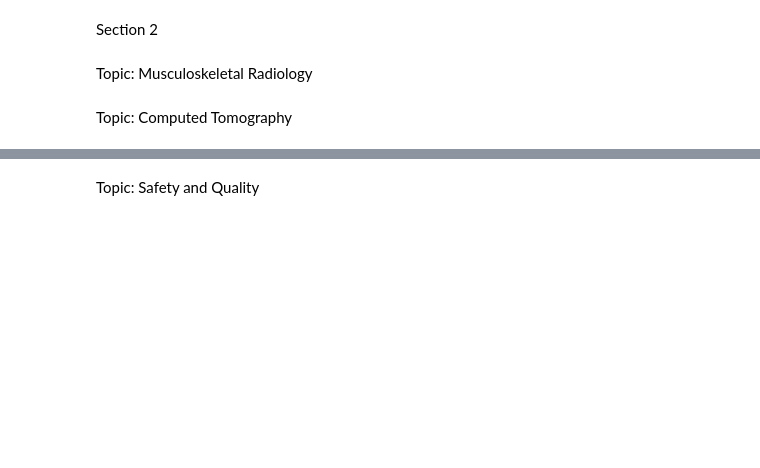
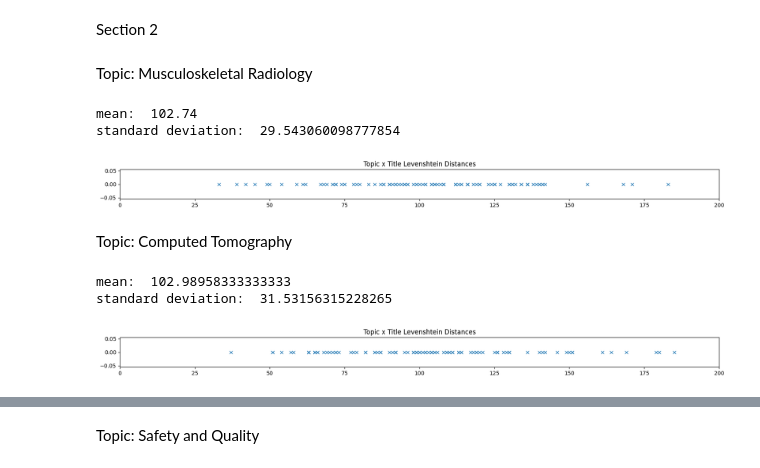
Before and after one commit to mmouru/nlp-text-categorization, a Jupyter notebook: step2.ipynb, the cells around one changed output, grey strips where cells are left out. Cells and saved outputs as stored; diff of their text form; code cells hidden in the pictures; blank space fills up the shorter version.

```diff
--- a/step2.ipynb
+++ b/step2.ipynb
@@ -5,19 +5,16 @@ from fuzzywuzzy import fuzz
 import numpy as np
 import matplotlib.pyplot as mp
 # %%
-db_name = "database.xlsx"
+db_name = "database100.xlsx"
 # %%
 topics = {
   "mk": "Musculoskeletal Radiology",
   "ct": "Computed Tomography",
-  "er": "Emergency Radiology",
-  "bq": "Biomarkers and Quantative imaging",
-  "sq": "Safety and Quality",
-  "pr": "Professionalism",
-  "nm": "Nuclear Medicine",
+  "br": "Breast Imaging",
+  "gu": "Geritourinary Radiology",
+  "us": "Ultrasound",
   "ch": "Chest Radiology",
-  "br": "Breast Imaging",
-  "gu": "Geritourinary Radiology"
+  "ir": "Interventional Radiology",
 }
 # %% [markdown]
 Section 2
@@ -63,22 +60,27 @@ Topic: Musculoskeletal Radiology
 # %%
 topic = topics["mk"] # fetch topic
 
 mk_sheet = pd.read_excel(db_name, sheet_name="mk")
 titleLDs = []
 
 # title levenshtein distances
 for title in mk_sheet.title:
     titleLDs.append(levenshtein_distance(title.lower(), topic.lower()))
 
 # means and SDs
 print("mean: ", np.mean(titleLDs))
 print("standard deviation: ", np.std(titleLDs))
 
 # visualize in 1D graph
 fig, ax = mp.subplots(ncols=1, nrows=1, figsize=(20, 1))
 ax.set_title("Topic x Title Levenshtein Distances")
 ax.plot(titleLDs, np.zeros_like(titleLDs) + 0, 'x')
+mp.xlim([0, 200])
 mp.show()
+# %% [output]
+mean:  102.74
+standard deviation:  29.543060098777854
+[figure, added]
 # %% [markdown]
 Topic: Computed Tomography
 # %%
@@ -99,4 +101,9 @@ print("standard deviation: ", np.std(titleLDs))
 fig, ax = mp.subplots(ncols=1, nrows=1, figsize=(20, 1))
 ax.set_title("Topic x Title Levenshtein Distances")
 ax.plot(titleLDs, np.zeros_like(titleLDs) + 0, 'x')
+mp.xlim([0, 200])
 mp.show()
+# %% [output]
+mean:  102.98958333333333
+standard deviation:  31.53156315228265
+[figure, added]
```
Also changed, not shown: parts of 17 cells of this notebook, 3 other files.
